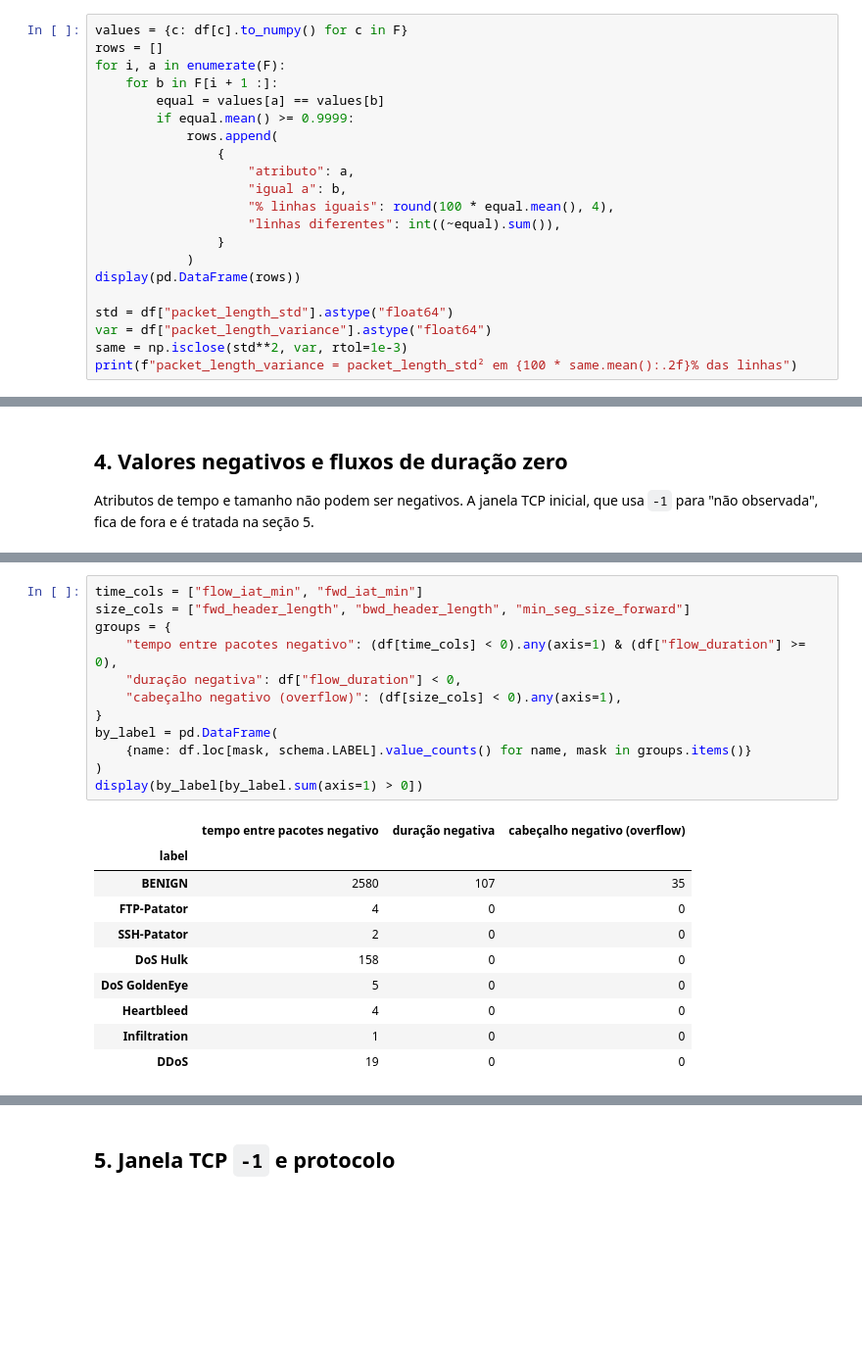
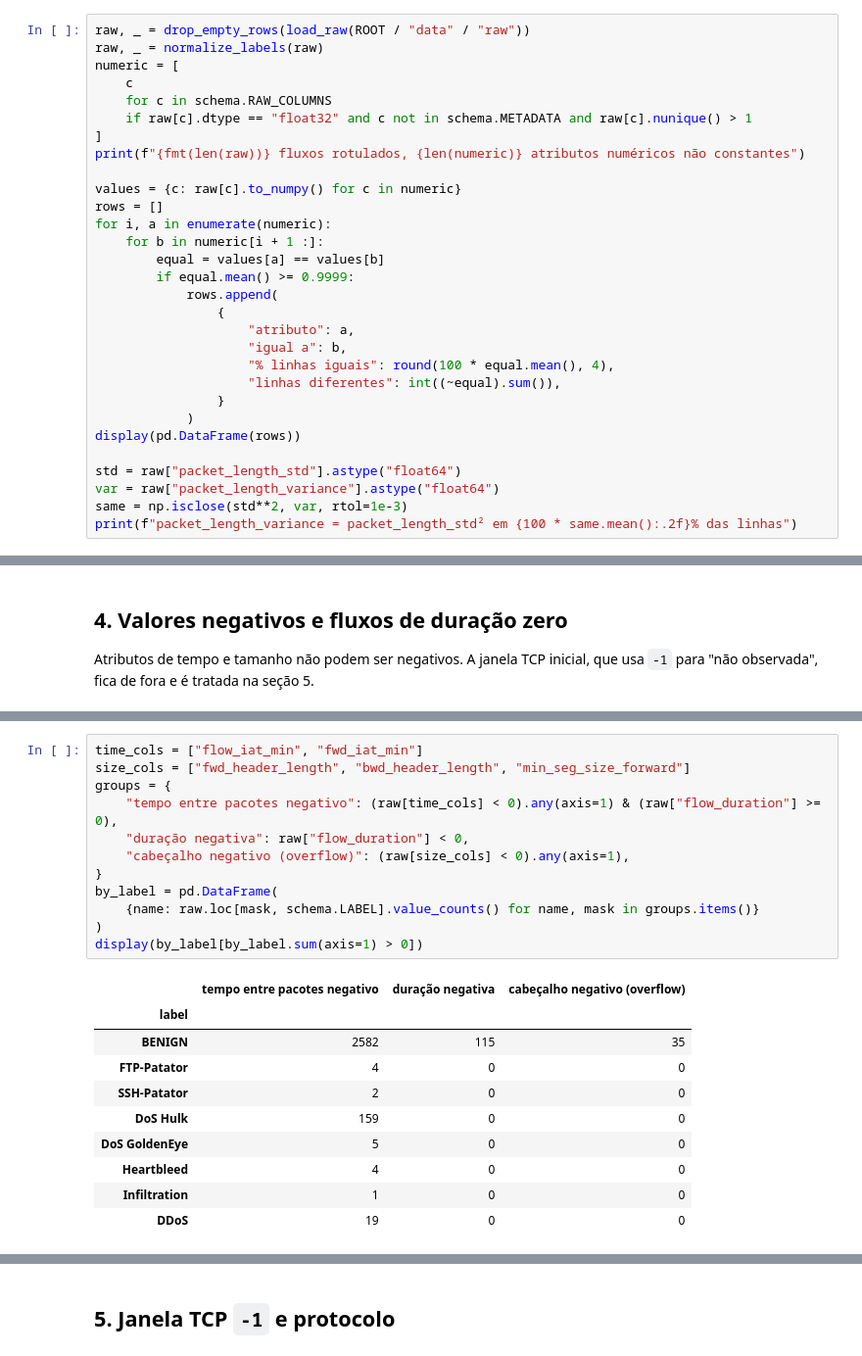
Before and after one commit to IsabelaaTeixeira/ids-ml, a Jupyter notebook: notebooks/01_eda.ipynb, the cells around one changed output, grey strips where cells are left out. Shown at 98% size. Saved outputs shown, nothing was run; the diff lists cells and outputs as text; blank space fills up the shorter version.

```diff
--- a/notebooks/01_eda.ipynb
+++ b/notebooks/01_eda.ipynb
@@ -239,8 +245,17 @@ iguais em pelo menos 99,99 % das linhas.
 # %%
-values = {c: df[c].to_numpy() for c in F}
+raw, _ = drop_empty_rows(load_raw(ROOT / "data" / "raw"))
+raw, _ = normalize_labels(raw)
+numeric = [
+    c
+    for c in schema.RAW_COLUMNS
+    if raw[c].dtype == "float32" and c not in schema.METADATA and raw[c].nunique() > 1
+]
+print(f"{fmt(len(raw))} fluxos rotulados, {len(numeric)} atributos numéricos não constantes")
+
+values = {c: raw[c].to_numpy() for c in numeric}
 rows = []
-for i, a in enumerate(F):
-    for b in F[i + 1 :]:
+for i, a in enumerate(numeric):
+    for b in numeric[i + 1 :]:
         equal = values[a] == values[b]
         if equal.mean() >= 0.9999:
             rows.append(
@@ -253,8 +268,8 @@ for i, a in enumerate(F):
             )
 display(pd.DataFrame(rows))
 
-std = df["packet_length_std"].astype("float64")
-var = df["packet_length_variance"].astype("float64")
+std = raw["packet_length_std"].astype("float64")
+var = raw["packet_length_variance"].astype("float64")
 same = np.isclose(std**2, var, rtol=1e-3)
 print(f"packet_length_variance = packet_length_std² em {100 * same.mean():.2f}% das linhas")
 # %% [output]
@@ -354,22 +368,22 @@ display(pd.DataFrame(rows))
 # %%
 time_cols = ["flow_iat_min", "fwd_iat_min"]
 size_cols = ["fwd_header_length", "bwd_header_length", "min_seg_size_forward"]
 groups = {
-    "tempo entre pacotes negativo": (df[time_cols] < 0).any(axis=1) & (df["flow_duration"] >= 0),
-    "duração negativa": df["flow_duration"] < 0,
-    "cabeçalho negativo (overflow)": (df[size_cols] < 0).any(axis=1),
+    "tempo entre pacotes negativo": (raw[time_cols] < 0).any(axis=1) & (raw["flow_duration"] >= 0),
+    "duração negativa": raw["flow_duration"] < 0,
+    "cabeçalho negativo (overflow)": (raw[size_cols] < 0).any(axis=1),
 }
 by_label = pd.DataFrame(
-    {name: df.loc[mask, schema.LABEL].value_counts() for name, mask in groups.items()}
+    {name: raw.loc[mask, schema.LABEL].value_counts() for name, mask in groups.items()}
 )
 display(by_label[by_label.sum(axis=1) > 0])
 # %% [output]
 |  | tempo entre pacotes negativo | duração negativa | cabeçalho negativo (overflow) |
 | label |  |  |  |
-| BENIGN | 2580 | 107 | 35 |
+| BENIGN | 2582 | 115 | 35 |
 | FTP-Patator | 4 | 0 | 0 |
 | SSH-Patator | 2 | 0 | 0 |
-| DoS Hulk | 158 | 0 | 0 |
+| DoS Hulk | 159 | 0 | 0 |
 | DoS GoldenEye | 5 | 0 | 0 |
 | Heartbleed | 4 | 0 | 0 |
 | Infiltration | 1 | 0 | 0 |
```
Also changed, not shown: parts of 27 cells of this notebook, 11 other files.
